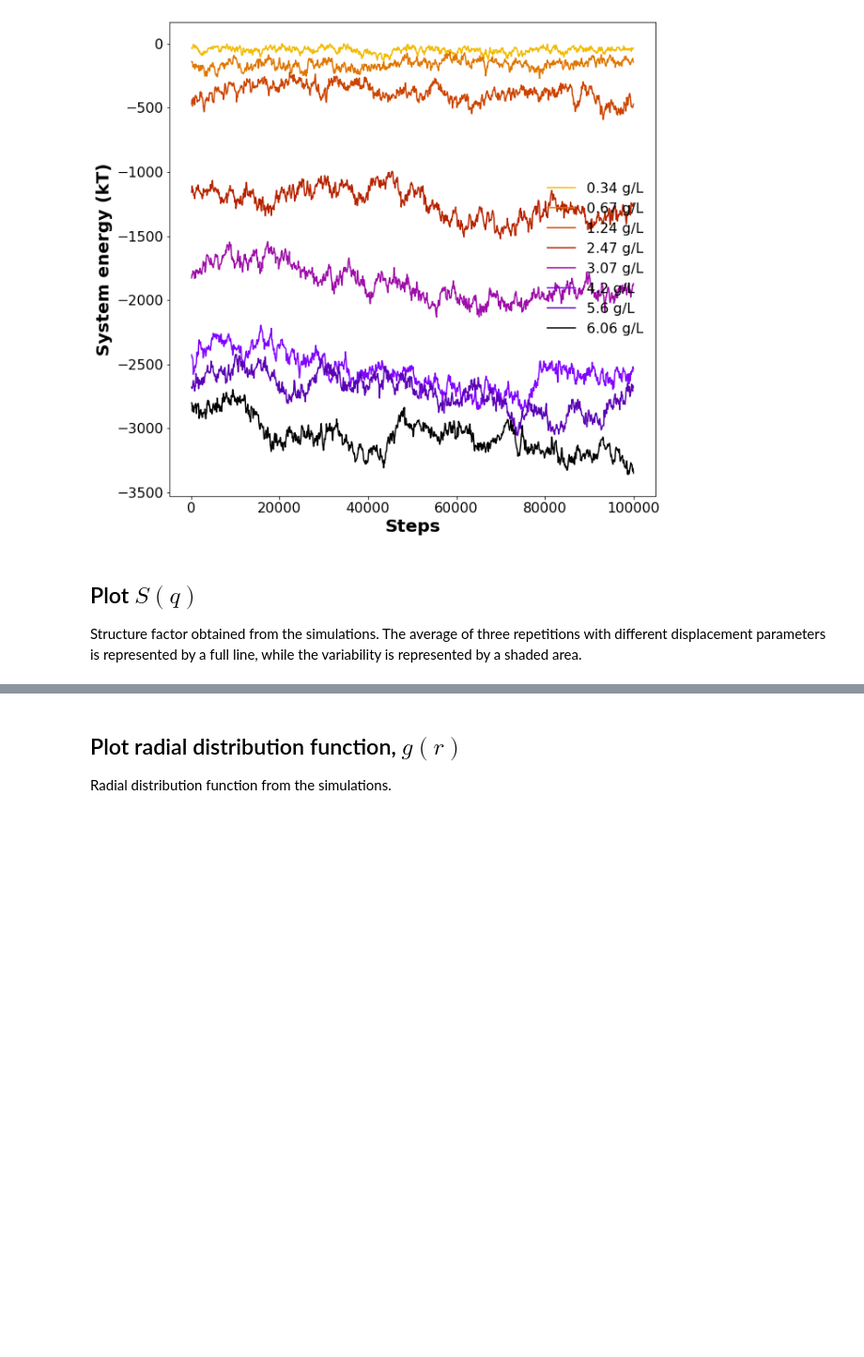
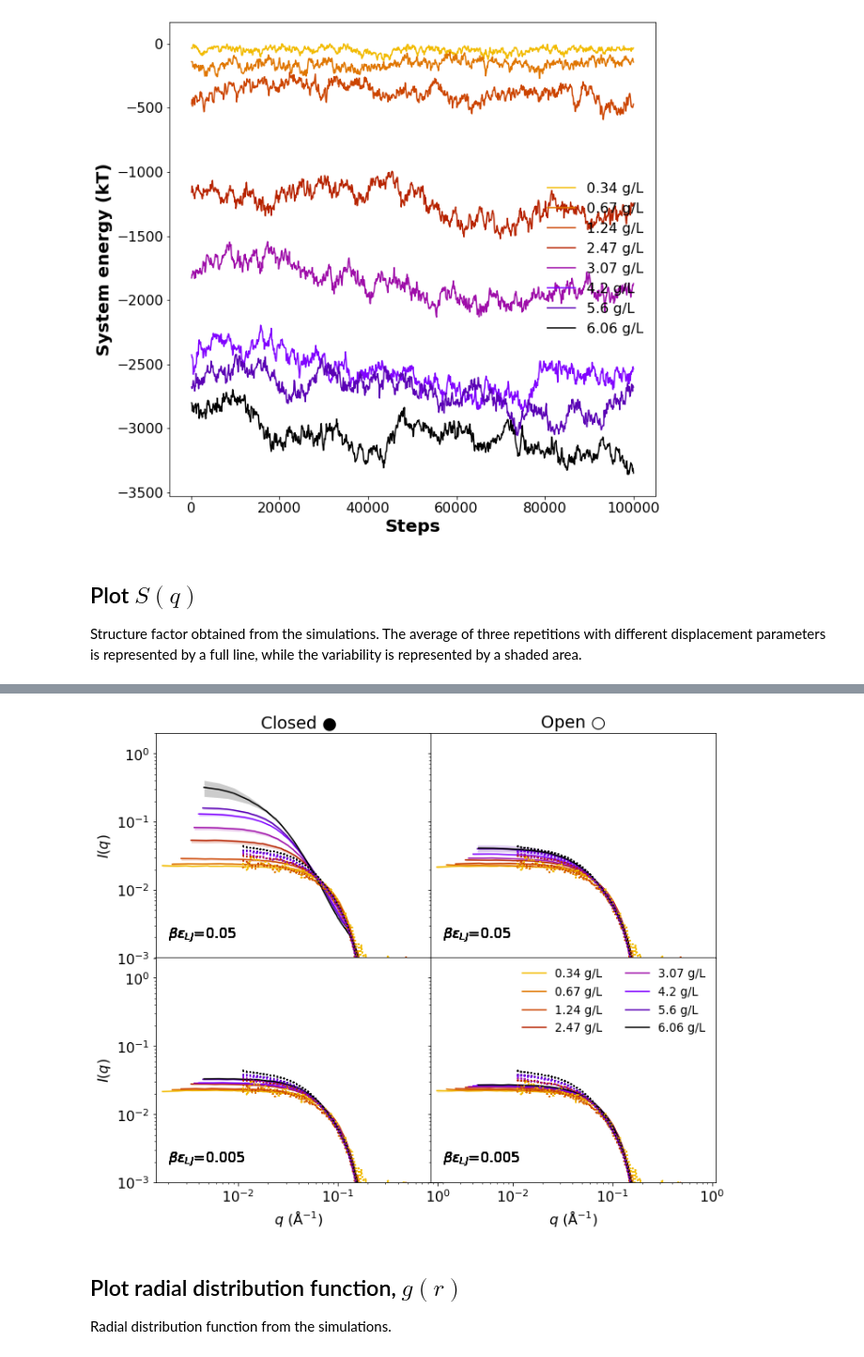
Before and after one commit to mlund/SI-Lipase-Structure-Factors, a Jupyter notebook: manybody/noswap/plot_manybody_noswap.ipynb, the cells around one changed output, grey strips where cells are left out. Shown at 94% size. Saved outputs shown, nothing was run; the diff lists cells and outputs as text; code cells hidden in the pictures; blank space fills up the shorter version.

```diff
--- a/manybody/noswap/plot_manybody_noswap.ipynb
+++ b/manybody/noswap/plot_manybody_noswap.ipynb
@@ -187,0 +190,90 @@ Missing data for series2-closed-h0.61-e0.05-C6.06-dp2
+# %%
+%cd -q $workdir
+
+conc_range = [0.34, 0.67, 1.24, 2.47, 3.07, 4.2, 5.6, 6.06]
+q8, i8 = np.loadtxt("mc/2-nospirr_noglyc/RBS_A_02906_A2-T1_lipase_s2_000_c.dat", skiprows=3, usecols=(0,1), unpack=True)
+q7, i7 = np.loadtxt("mc/2-nospirr_noglyc/RBS_A_02909_B2-T1_lipase_s2_000_c.dat", skiprows=3, usecols=(0,1),unpack=True)
+q6, i6 = np.loadtxt("mc/2-nospirr_noglyc/RBS_A_02911_C2-T1_lipase_s2_000_c.dat", skiprows=3, usecols=(0,1),unpack=True)
+q5, i5 = np.loadtxt("mc/2-nospirr_noglyc/RBS_A_02914_D2-T1_lipase_s2_000_c.dat", skiprows=3, usecols=(0,1),unpack=True)
+q4, i4 = np.loadtxt("mc/2-nospirr_noglyc/RBS_A_02916_E2-T1_lipase_s2_000_c.dat", skiprows=3, usecols=(0,1),unpack=True)
+q3, i3 = np.loadtxt("mc/2-nospirr_noglyc/RBS_A_02923_F2-T1_lipase_s2_000_c.dat", skiprows=3, usecols=(0,1),unpack=True)
+q2, i2 = np.loadtxt("mc/2-nospirr_noglyc/RBS_A_02925_G2-T1_lipase_s2_000_c.dat", skiprows=3, usecols=(0,1),unpack=True)
+q1, i1 = np.loadtxt("mc/2-nospirr_noglyc/RBS_A_02928_H2-T1_lipase_s2_000_c.dat", skiprows=3, usecols=(0,1),unpack=True)
+
+qff, iff = np.loadtxt("mc/formf_s2.txt", unpack=True)
+
+def plot_iofq(ax, data):
+    %cd $workdir/mc/data
+    color_index=0
+    for C in data.conc:
+        col = data.colors[color_index]
+        color_index+=1
+        nriter = 0
+        smoy = [0] * 600
+        qmoy = [0] * 600
+        smax = [0] * 600
+        smin = [1000] * 600
+        for dp in [0,1,2]:
+            #pfx = str(data.serie)+"-"+str(data.conf)+"-h"+str(data.epshh)+"-e"+str(data.epslj)+"-C"+str(C)+"-dp"+str(dp)
+            pfx = data.serie+"-"+data.conf+"-h"+str(data.epshh)+"-e"+str(data.epslj)+"-C"+str(C)+"-dp"+str(dp)
+            %cd -q $pfx
+            if path.exists("debye_n2.dat"):
+                q, s = np.loadtxt("debye_n2.dat", unpack=True)
+                nriter = nriter + 1
+                for i in np.arange(0,len(q), 1):
+                    qmoy[i] = q[i]
+                    smoy[i] = smoy[i] + s[i]
+                    if smax[i] < s[i]:
+                        smax[i] = s[i]
+                    if smin[i] > s[i]:
+                        smin[i] = s[i]
+            else:
+                print("Missing data for", pfx)
+            %cd -q $workdir/mc/data
+
+        for i in np.arange(0,len(q),1):
+            smoy[i] = smoy[i]/nriter
+
+        formf = np.interp(qmoy,qff,iff)
+
+        ax.plot(qmoy,smoy*formf, color=col, label='{} g/L'.format(C))
+
+        ax.fill_between(qmoy, smin*formf, smax*formf, interpolate=True, color=col, alpha=0.2, lw=0)
+
+        ax.plot(q1,i1/conc_range[0], ls='dotted', color='#f2bb00')
+        ax.plot(q2,i2/conc_range[1], ls='dotted', color='#e07600')
+        ax.plot(q3,i3/conc_range[2], ls='dotted', color='#cc4400')
+        ax.plot(q4,i4/conc_range[3], ls='dotted', color='#b72300')
+        ax.plot(q5,i5/conc_range[4], ls='dotted', color='#9e0ea9')
+        ax.plot(q6,i6/conc_range[5], ls='dotted', color='#8104ff')
+        ax.plot(q7,i7/conc_range[6], ls='dotted', color='#5a01b5')
+        ax.plot(q8,i8/conc_range[7], ls='dotted', color='black')
+
+        ax.set_xscale('log')
+        ax.set_yscale('log')
+        ax.set_ylim(1e-3,2)
+        ax.set_xlim(0.0015,1.1)
+        ax.text(0.002, 2e-3, r'$\beta\varepsilon_{{LJ}}$={}'.format(data.epslj))
+        #np.savetxt(str(data.serie)+"-"+str(data.conf)+"-h"+str(data.epshh)+"-e"+str(data.epslj)+"-C"+str(C)+'_moy.dat',np.transpose((qmoy,smoy)))
+        %cd -q $workdir/mc/data
+
+plt.rcParams.update({'font.size': 16, 'figure.figsize': [10.0, 8.0]})
+fig, ax = plt.subplots(2,2, sharex=True, sharey=True)
+plt.tight_layout(h_pad=-1, w_pad=-2.4)
+ax[0,0].set_title("Closed ●")
+ax[0,1].set_title("Open ○")
+ax[0,0].set_ylabel("$I(q)$")
+ax[1,0].set_ylabel("$I(q)$")
+ax[1,0].set_xlabel("$q$ ("r'${\rm{\AA}^{-1}}$'")");
+ax[1,1].set_xlabel("$q$ ("r'${\rm{\AA}^{-1}}$'")");
+
+plot_iofq(ax[0,0], db.loc[0])
+plot_iofq(ax[1,0], db.loc[1])
+plot_iofq(ax[0,1], db.loc[2])
+plot_iofq(ax[1,1], db.loc[3])
+
+ax[1,1].legend(frameon=False, loc=1, ncol=2, fontsize='small')
+
+plt.savefig('simulated_iofq.pdf', bbox_inches='tight')
+plt.show()
+# %% [output]
@@ -188,3 +285,4 @@ Missing data for series2-closed-h0.61-e0.05-C6.06-dp2
+[figure, added]
 # %% [markdown]
 ## Plot radial distribution function, $g(r)$
 
```
Also changed, not shown: parts of 5 cells of this notebook, 1 other file.
